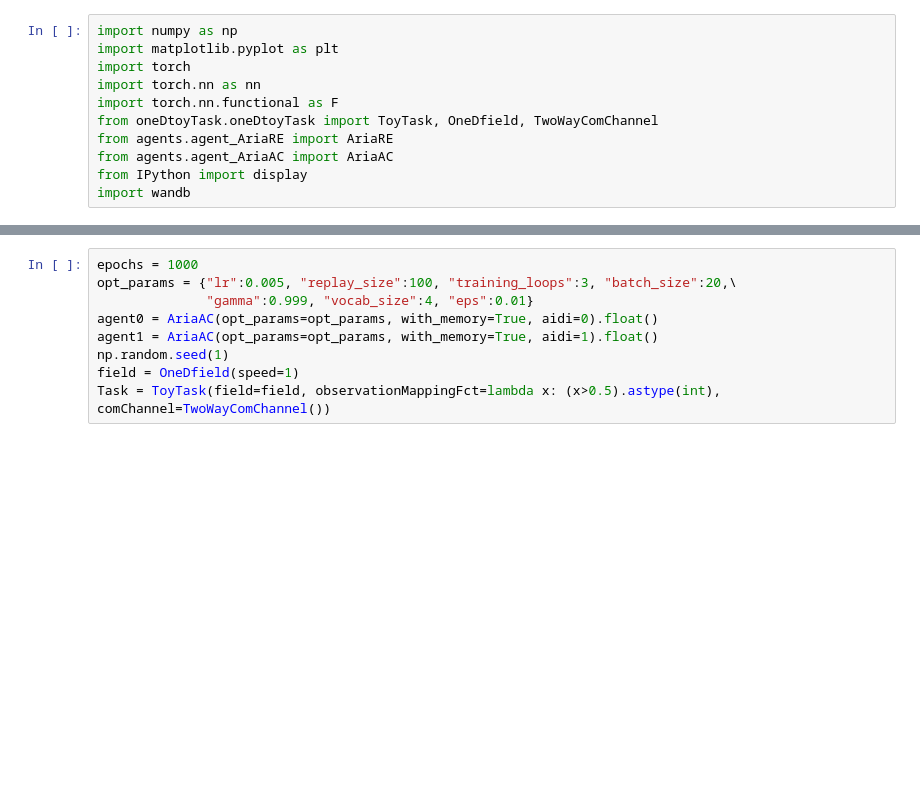
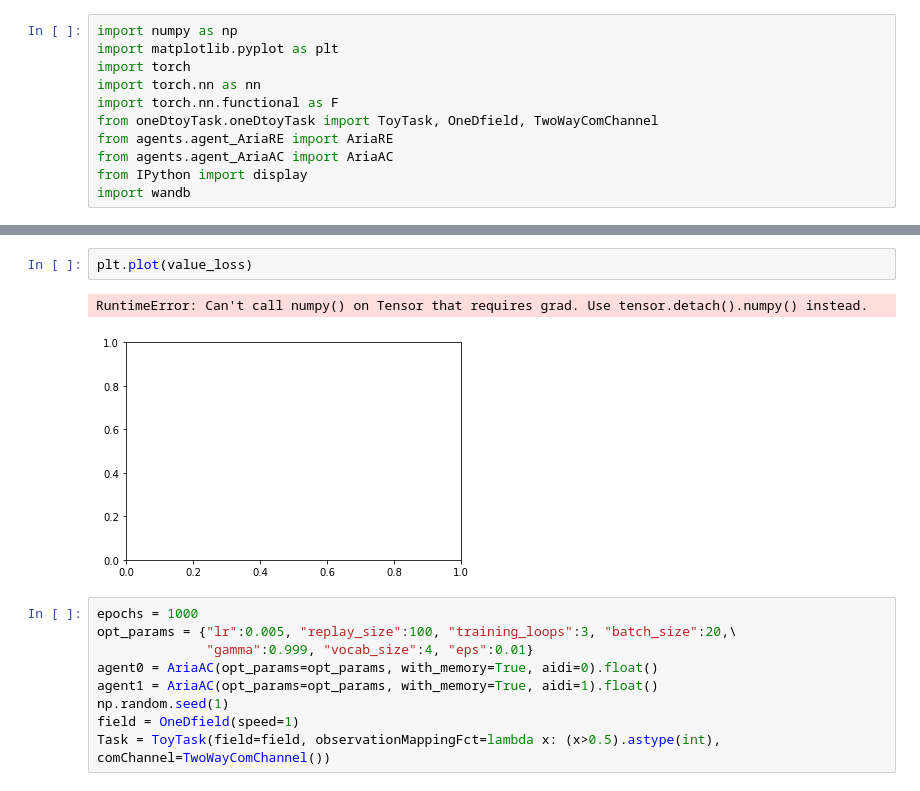
Before and after one commit to jeremygatineau/Emergent-Communication-in-MARL, a Jupyter notebook: PredictionGame/test_agent.ipynb, the cells around one changed output, grey strips where cells are left out. Cells and saved outputs as stored; diff of their text form; blank space fills up the shorter version.

```diff
--- a/PredictionGame/test_agent.ipynb
+++ b/PredictionGame/test_agent.ipynb
@@ -12,3 +49,8 @@ import wandb
+# %%
+plt.plot(value_loss)
+# %% [output]
+RuntimeError: Can't call numpy() on Tensor that requires grad. Use tensor.detach().numpy() instead.
+[figure, added]
 # %%
 epochs = 1000
 opt_params = {"lr":0.005, "replay_size":100, "training_loops":3, "batch_size":20,\
```
Also changed, not shown: parts of 1 cell of this notebook, 1 other file.
